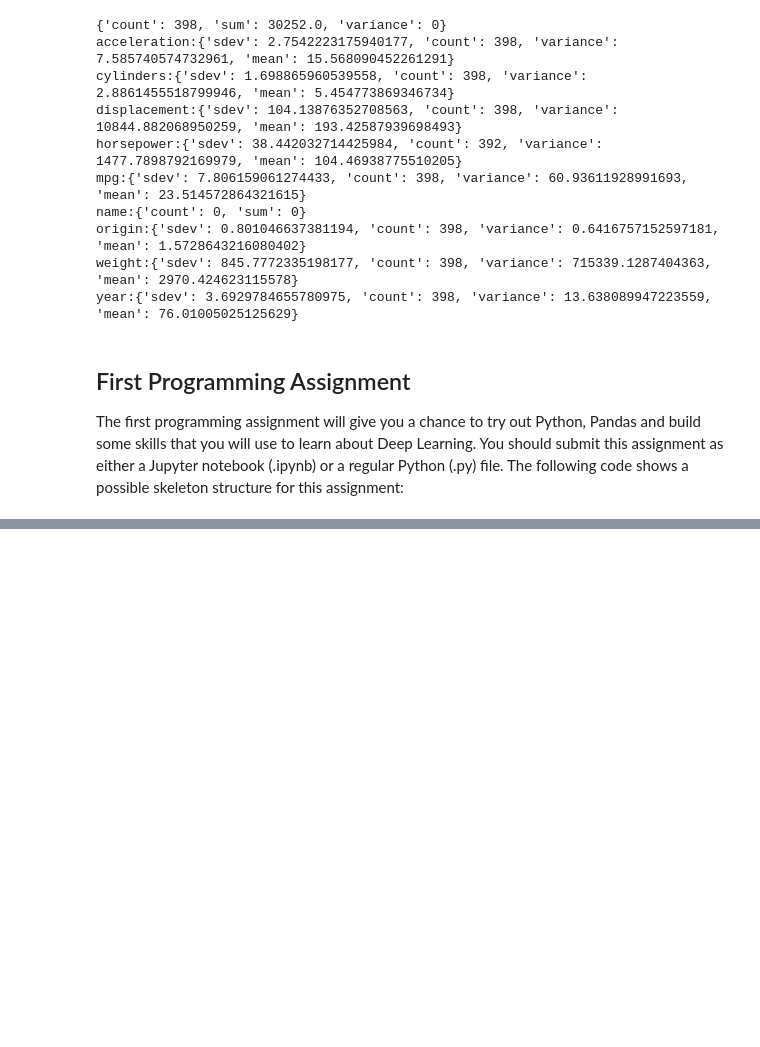
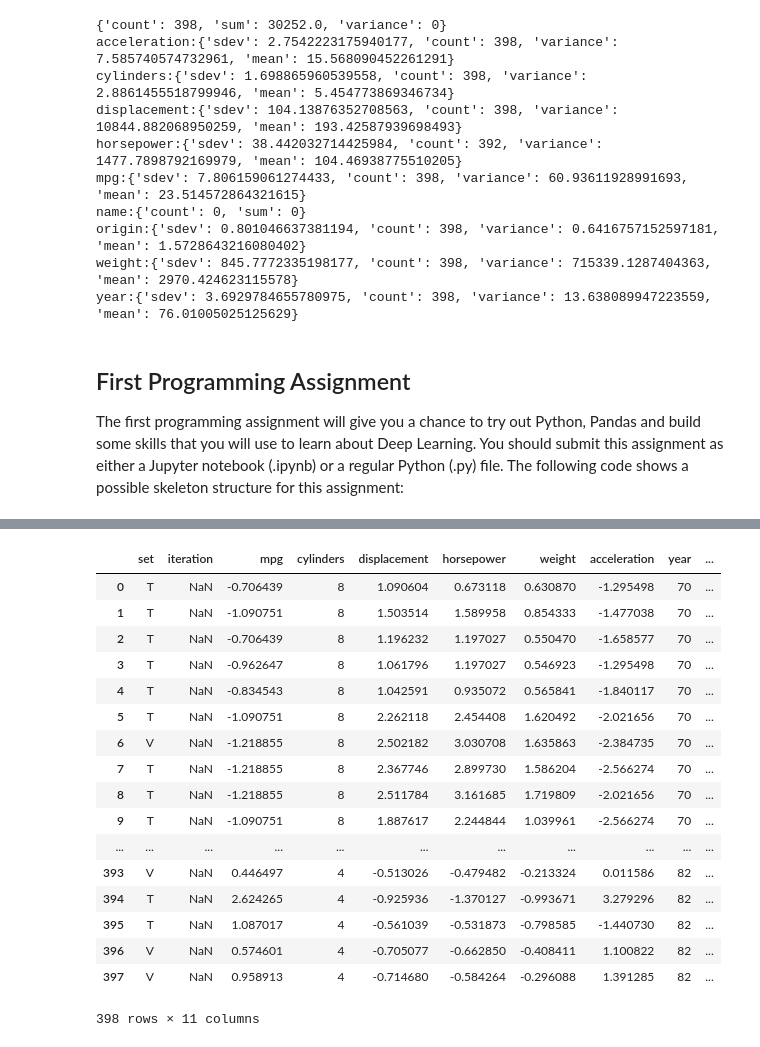
Before and after one commit to kuatroka/jh_dl, a Jupyter notebook: jh_dl_class1_intro_python_pandas.ipynb, the cells around one changed output, grey strips where cells are left out. Cells and saved outputs as stored; diff of their text form; code cells hidden in the pictures; blank space fills up the shorter version.

```diff
--- a/jh_dl_class1_intro_python_pandas.ipynb
+++ b/jh_dl_class1_intro_python_pandas.ipynb
@@ -1073,0 +1083,27 @@ df_cars
+# %%
+df_cars1 = pd.DataFrame(data=None, columns=df_cars.columns,index=df_cars.index)
+df_cars1.dropna()
+
+df_cars.columns
+df_cars = df_cars[['set', 'iteration', 'mpg', 'cylinders', 'displacement', 'horsepower',
+       'weight', 'acceleration', 'year', 'origin', 'name']]
+df_cars
+# %% [output]
+|  | set | iteration | mpg | cylinders | displacement | horsepower | weight | acceleration | year | ... |
+| 0 | T | NaN | -0.706439 | 8 | 1.090604 | 0.673118 | 0.630870 | -1.295498 | 70 | ... |
+| 1 | T | NaN | -1.090751 | 8 | 1.503514 | 1.589958 | 0.854333 | -1.477038 | 70 | ... |
+| 2 | T | NaN | -0.706439 | 8 | 1.196232 | 1.197027 | 0.550470 | -1.658577 | 70 | ... |
+| 3 | T | NaN | -0.962647 | 8 | 1.061796 | 1.197027 | 0.546923 | -1.295498 | 70 | ... |
+| 4 | T | NaN | -0.834543 | 8 | 1.042591 | 0.935072 | 0.565841 | -1.840117 | 70 | ... |
+| 5 | T | NaN | -1.090751 | 8 | 2.262118 | 2.454408 | 1.620492 | -2.021656 | 70 | ... |
+| 6 | V | NaN | -1.218855 | 8 | 2.502182 | 3.030708 | 1.635863 | -2.384735 | 70 | ... |
+| 7 | T | NaN | -1.218855 | 8 | 2.367746 | 2.899730 | 1.586204 | -2.566274 | 70 | ... |
+| 8 | T | NaN | -1.218855 | 8 | 2.511784 | 3.161685 | 1.719809 | -2.021656 | 70 | ... |
+| 9 | T | NaN | -1.090751 | 8 | 1.887617 | 2.244844 | 1.039961 | -2.566274 | 70 | ... |
+| ... | ... | ... | ... | ... | ... | ... | ... | ... | ... | ... |
+| 393 | V | NaN | 0.446497 | 4 | -0.513026 | -0.479482 | -0.213324 | 0.011586 | 82 | ... |
+| 394 | T | NaN | 2.624265 | 4 | -0.925936 | -1.370127 | -0.993671 | 3.279296 | 82 | ... |
+| 395 | T | NaN | 1.087017 | 4 | -0.561039 | -0.531873 | -0.798585 | -1.440730 | 82 | ... |
+| 396 | V | NaN | 0.574601 | 4 | -0.705077 | -0.662850 | -0.408411 | 1.100822 | 82 | ... |
+| 397 | V | NaN | 0.958913 | 4 | -0.714680 | -0.584264 | -0.296088 | 1.391285 | 82 | ... |
+398 rows × 11 columns
```
Also changed, not shown: parts of 2 cells of this notebook.
